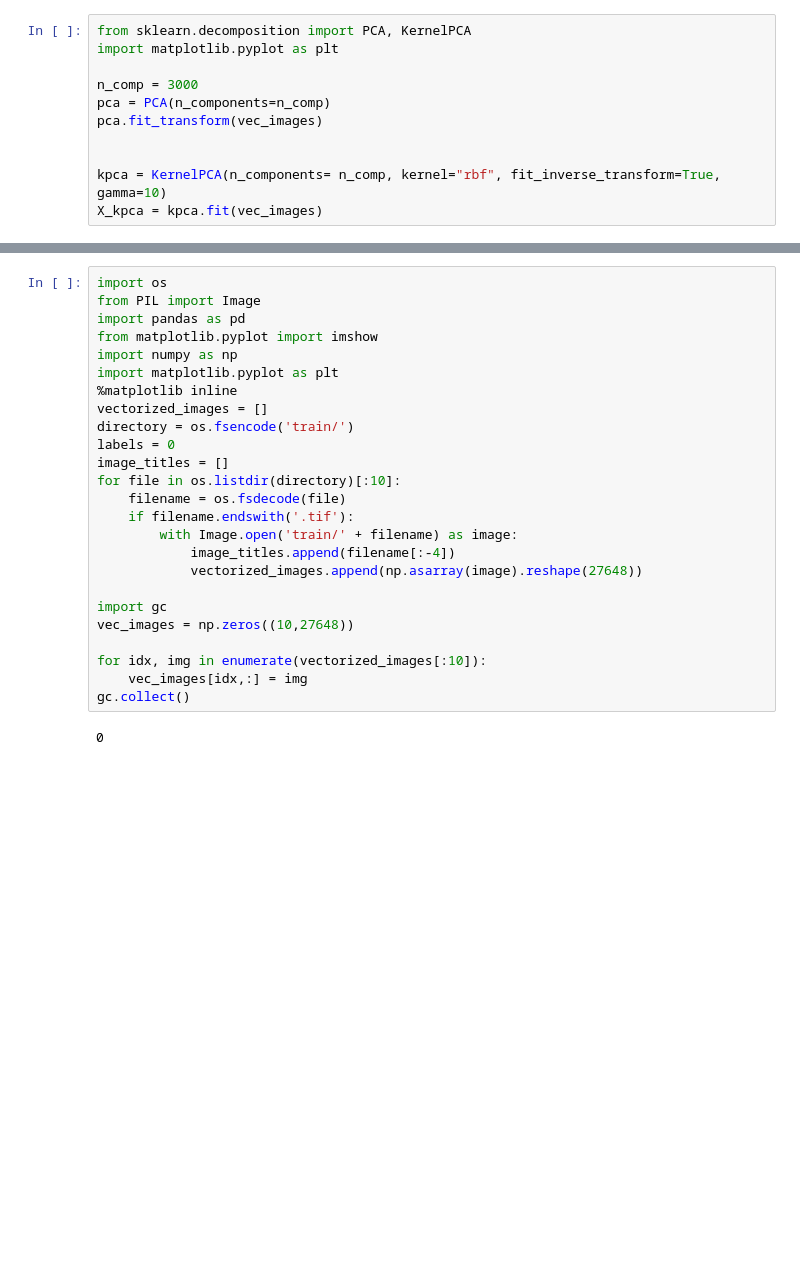
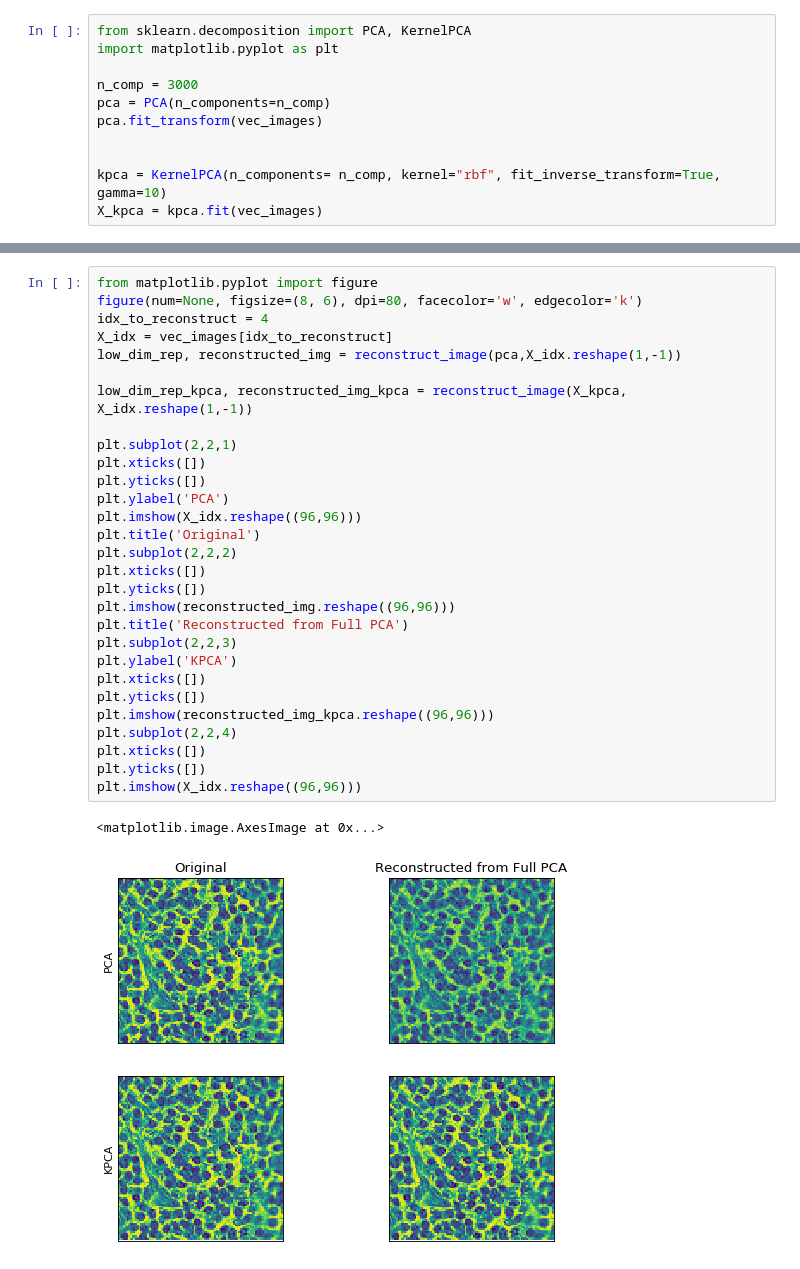
Before and after one commit to rasimon22/CSE7324, a Jupyter notebook: Lab2/Lab2.ipynb, the cells around one changed output, grey strips where cells are left out. Saved outputs shown, nothing was run; the diff lists cells and outputs as text; blank space fills up the shorter version.

```diff
--- a/Lab2/Lab2.ipynb
+++ b/Lab2/Lab2.ipynb
@@ -120,27 +179,32 @@ SSIM for reconstruction of noncancerous samples with kernel PCA 0.62018766350821
-# %%
-import os
-from PIL import Image
-import pandas as pd
-from matplotlib.pyplot import imshow
-import numpy as np
-import matplotlib.pyplot as plt
-%matplotlib inline
-vectorized_images = []
-directory = os.fsencode('train/')
-labels = 0
-image_titles = []
-for file in os.listdir(directory)[:10]:
-    filename = os.fsdecode(file)
-    if filename.endswith('.tif'):
-        with Image.open('train/' + filename) as image:
-            image_titles.append(filename[:-4])
-            vectorized_images.append(np.asarray(image).reshape(27648))
-
-import gc
-vec_images = np.zeros((10,27648))
-
-for idx, img in enumerate(vectorized_images[:10]):
-    vec_images[idx,:] = img
-gc.collect()
-# %% [output]
-0
+# %%
+from matplotlib.pyplot import figure
+figure(num=None, figsize=(8, 6), dpi=80, facecolor='w', edgecolor='k')
+idx_to_reconstruct = 4
+X_idx = vec_images[idx_to_reconstruct]
+low_dim_rep, reconstructed_img = reconstruct_image(pca,X_idx.reshape(1,-1))
+
+low_dim_rep_kpca, reconstructed_img_kpca = reconstruct_image(X_kpca, X_idx.reshape(1,-1))
+
+plt.subplot(2,2,1)
+plt.xticks([])
+plt.yticks([])
+plt.ylabel('PCA')
+plt.imshow(X_idx.reshape((96,96)))
+plt.title('Original')
+plt.subplot(2,2,2)
+plt.xticks([])
+plt.yticks([])
+plt.imshow(reconstructed_img.reshape((96,96)))
+plt.title('Reconstructed from Full PCA')
+plt.subplot(2,2,3)
+plt.ylabel('KPCA')
+plt.xticks([])
+plt.yticks([])
+plt.imshow(reconstructed_img_kpca.reshape((96,96)))
+plt.subplot(2,2,4)
+plt.xticks([])
+plt.yticks([])
+plt.imshow(X_idx.reshape((96,96)))
+# %% [output]
+<matplotlib.image.AxesImage at 0x...>
+[figure, added]
```
Also changed, not shown: parts of 17 cells of this notebook.
